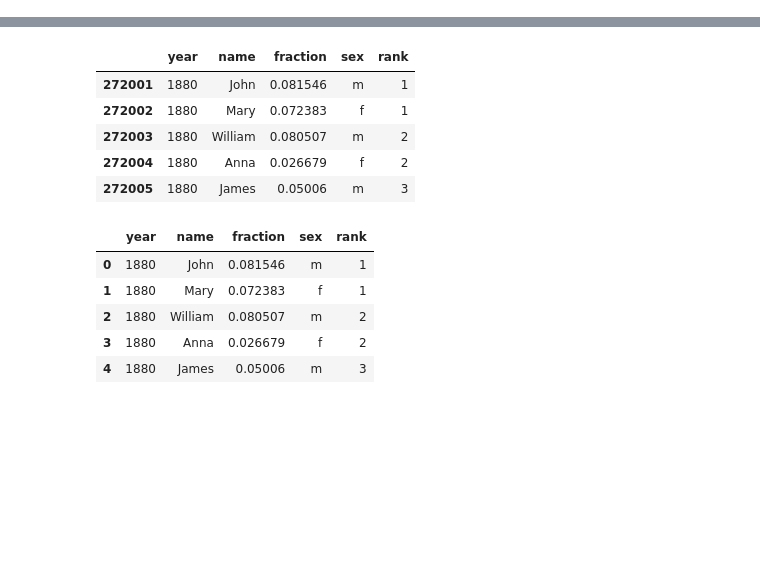
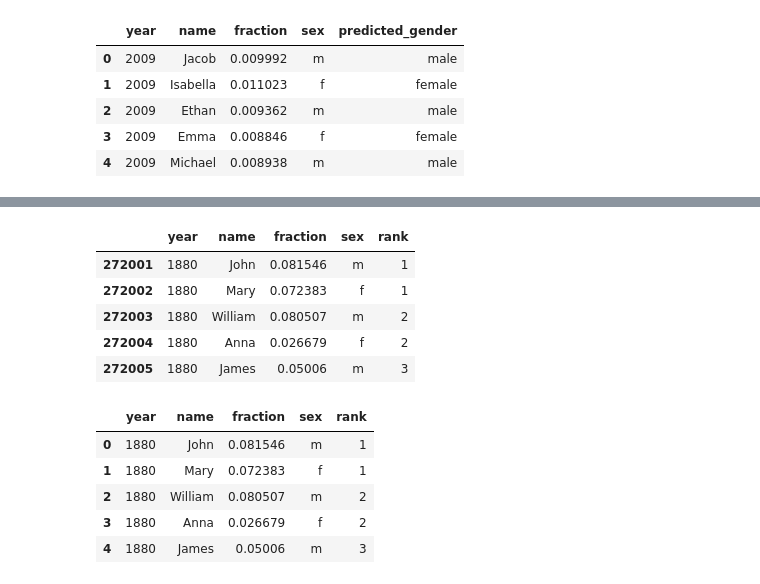
Before and after one commit to JinyangLi01/DFMonitor, a Jupyter notebook: data/name_gender/predict_gender.ipynb, the cells around one changed output, grey strips where cells are left out. Drawn from its saved outputs; the diff is of its cells as text; code cells hidden in the pictures; blank space fills up the shorter version.

```diff
--- a/data/name_gender/predict_gender.ipynb
+++ b/data/name_gender/predict_gender.ipynb
@@ -28,0 +75,10 @@ print(data2020[272000:272003])
+# %%
+data.drop(columns=["rank"], inplace=True)
+data.head()
+# %% [output]
+|  | year | name | fraction | sex | predicted_gender |
+| 0 | 2009 | Jacob | 0.009992 | m | male |
+| 1 | 2009 | Isabella | 0.011023 | f | female |
+| 2 | 2009 | Ethan | 0.009362 | m | male |
+| 3 | 2009 | Emma | 0.008846 | f | female |
+| 4 | 2009 | Michael | 0.008938 | m | male |
```
Also changed, not shown: parts of 12 cells of this notebook, 5 other files.
